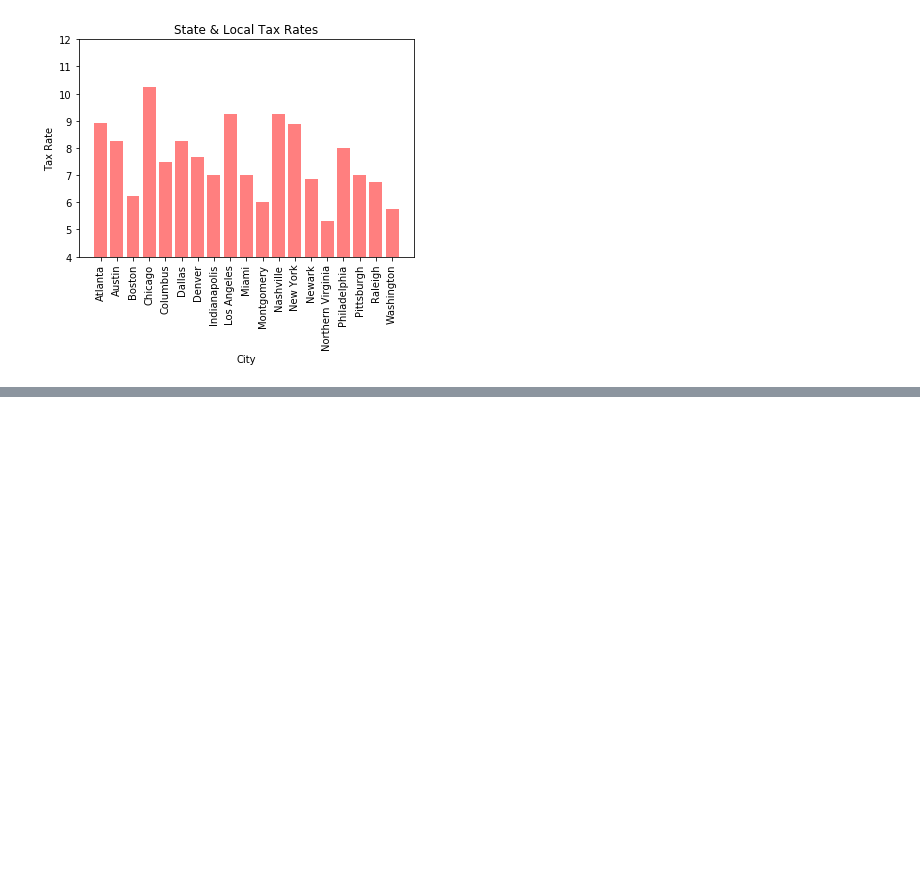
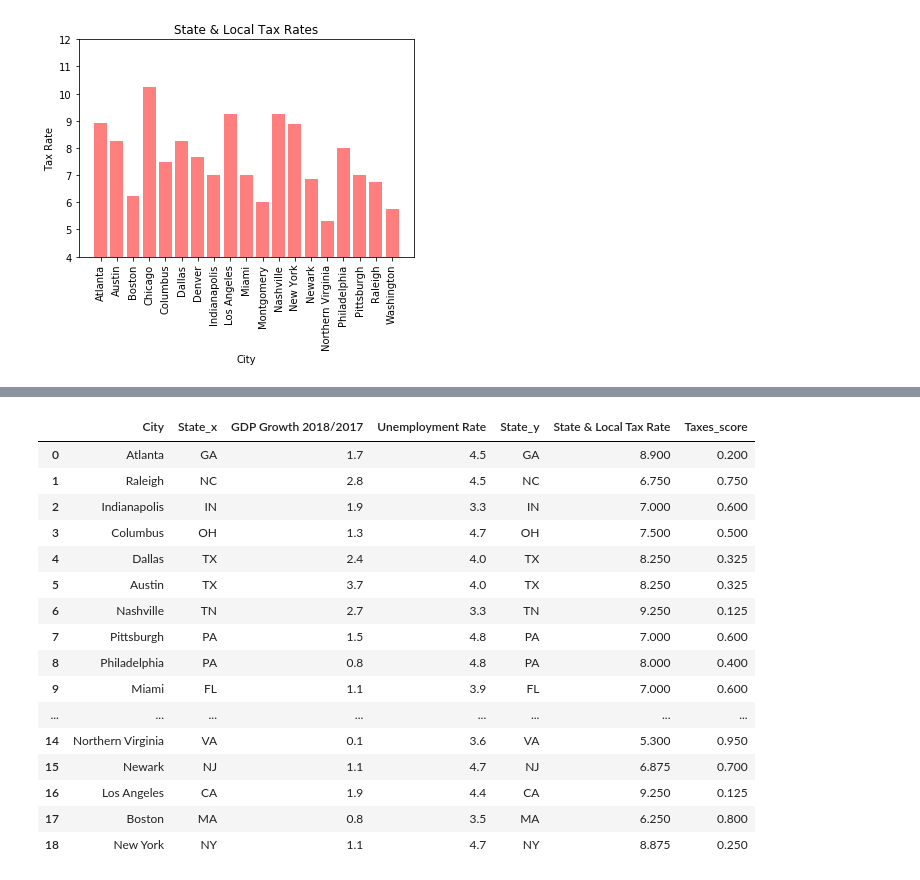
Before and after one commit to APK500/project-one, a Jupyter notebook: Forrest_dataframes.py.ipynb, the cells around one changed output, grey strips where cells are left out. Drawn from its saved outputs; the diff is of its cells as text; code cells hidden in the pictures; blank space fills up the shorter version.

```diff
--- a/Forrest_dataframes.py.ipynb
+++ b/Forrest_dataframes.py.ipynb
@@ -191,3 +191,7 @@ plt.xticks(rotation=90)
 plt.show()
 # %% [output]
 [figure]
+# %%
+#merge gdp_df and unemploy_df
+merge_one = pd.merge(gdp_df, unemploy_df, on="State", how="outer")
+merge_one
@@ -193,0 +216,21 @@ plt.show()
+# %%
+merge_two = pd.merge(merge_one, taxes_df, on="City", how="inner")
+merge_two
+# %% [output]
+|  | City | State_x | GDP Growth 2018/2017 | Unemployment Rate | State_y | State & Local Tax Rate | Taxes_score |
+| 0 | Atlanta | GA | 1.7 | 4.5 | GA | 8.900 | 0.200 |
+| 1 | Raleigh | NC | 2.8 | 4.5 | NC | 6.750 | 0.750 |
+| 2 | Indianapolis | IN | 1.9 | 3.3 | IN | 7.000 | 0.600 |
+| 3 | Columbus | OH | 1.3 | 4.7 | OH | 7.500 | 0.500 |
+| 4 | Dallas | TX | 2.4 | 4.0 | TX | 8.250 | 0.325 |
+| 5 | Austin | TX | 3.7 | 4.0 | TX | 8.250 | 0.325 |
+| 6 | Nashville | TN | 2.7 | 3.3 | TN | 9.250 | 0.125 |
+| 7 | Pittsburgh | PA | 1.5 | 4.8 | PA | 7.000 | 0.600 |
+| 8 | Philadelphia | PA | 0.8 | 4.8 | PA | 8.000 | 0.400 |
+| 9 | Miami | FL | 1.1 | 3.9 | FL | 7.000 | 0.600 |
+| ... | ... | ... | ... | ... | ... | ... | ... |
+| 14 | Northern Virginia | VA | 0.1 | 3.6 | VA | 5.300 | 0.950 |
+| 15 | Newark | NJ | 1.1 | 4.7 | NJ | 6.875 | 0.700 |
+| 16 | Los Angeles | CA | 1.9 | 4.4 | CA | 9.250 | 0.125 |
+| 17 | Boston | MA | 0.8 | 3.5 | MA | 6.250 | 0.800 |
+| 18 | New York | NY | 1.1 | 4.7 | NY | 8.875 | 0.250 |
```
Also changed, not shown: parts of 7 cells of this notebook.
